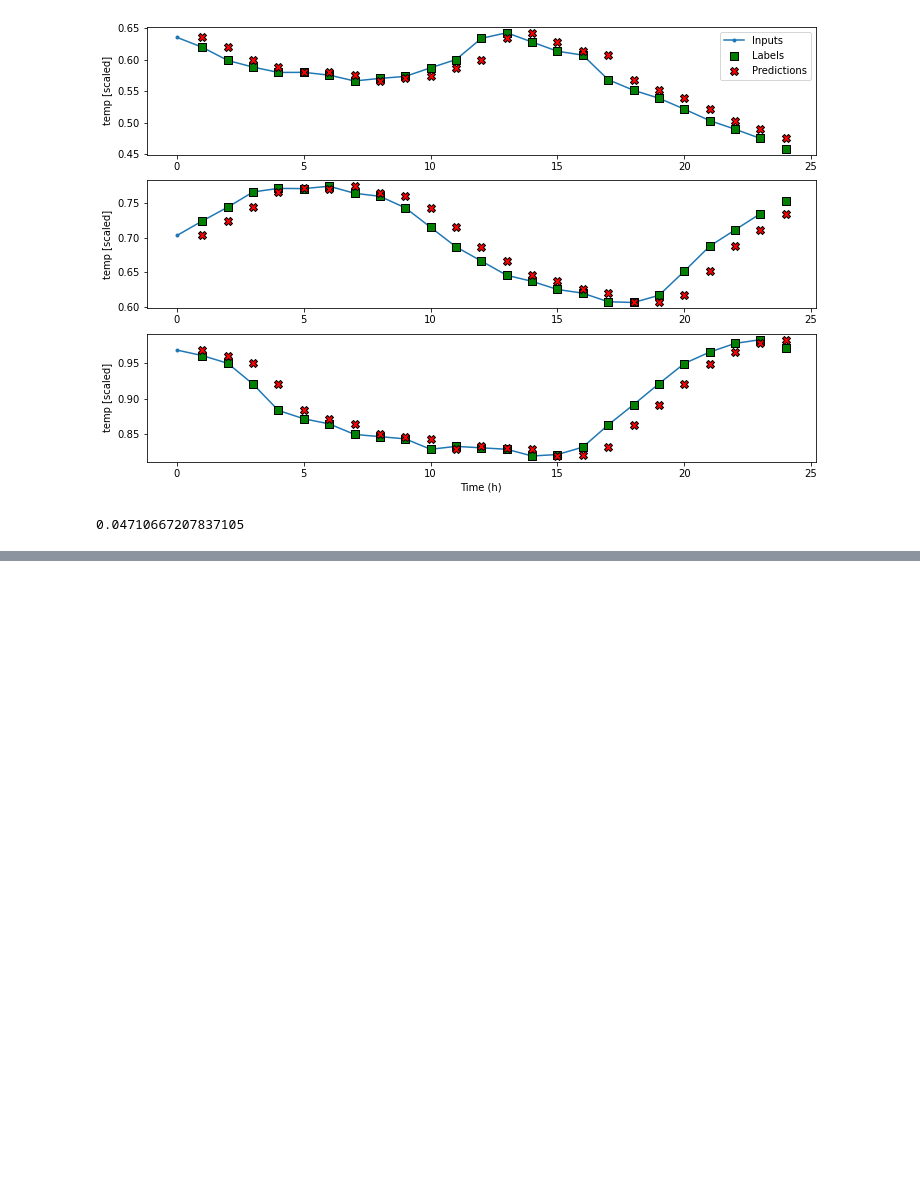
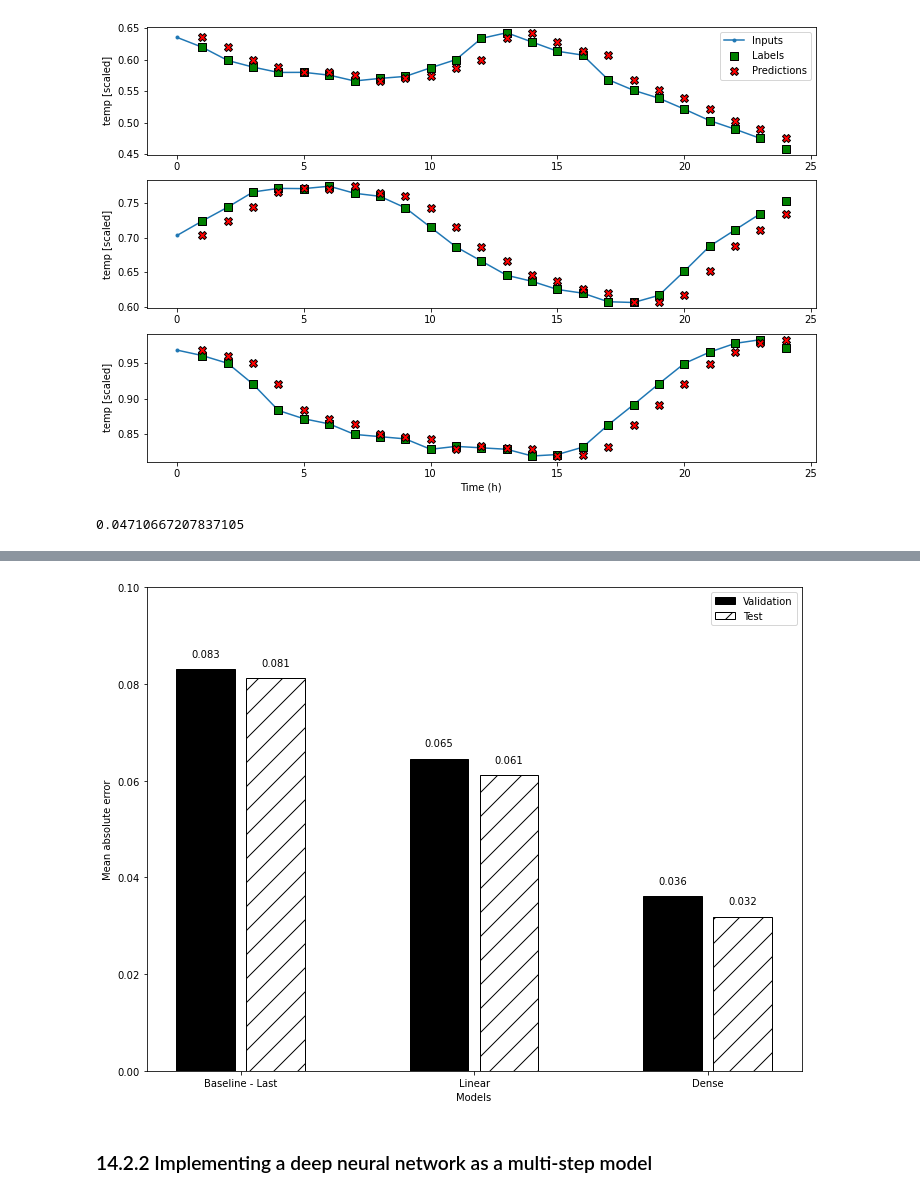
Before and after one commit to marcopeix/TimeSeriesForecastingInPython, a Jupyter notebook: CH13&CH14/CH13 & CH14.ipynb, the cells around one changed output, grey strips where cells are left out. Drawn from its saved outputs; the diff is of its cells as text; code cells hidden in the pictures; blank space fills up the shorter version.

```diff
--- a/CH13/CH13.ipynb
+++ b/CH13&CH14/CH13 & CH14.ipynb
@@ -323,0 +480,28 @@ print(mo_performance['Baseline - Last'][1])
+# %%
+mae_val = [v[1] for v in val_performance.values()]
+mae_test = [v[1] for v in performance.values()]
+
+x = np.arange(len(performance))
+
+fig, ax = plt.subplots()
+ax.bar(x - 0.15, mae_val, width=0.25, color='black', edgecolor='black', label='Validation')
+ax.bar(x + 0.15, mae_test, width=0.25, color='white', edgecolor='black', hatch='/', label='Test')
+ax.set_ylabel('Mean absolute error')
+ax.set_xlabel('Models')
+
+for index, value in enumerate(mae_val):
+    plt.text(x=index - 0.15, y=value+0.0025, s=str(round(value, 3)), ha='center')
+
+for index, value in enumerate(mae_test):
+    plt.text(x=index + 0.15, y=value+0.0025, s=str(round(value, 3)), ha='center')
+
+plt.ylim(0, 0.1)
+plt.xticks(ticks=x, labels=performance.keys())
+plt.legend(loc='best')
+plt.tight_layout()
+
+plt.savefig('figures/CH14_F07_peixeiro.png', dpi=300)
+# %% [output]
+[figure, added]
+# %% [markdown]
+### 14.2.2 Implementing a deep neural network as a multi-step model
```
Also changed, not shown: parts of 24 cells of this notebook.
